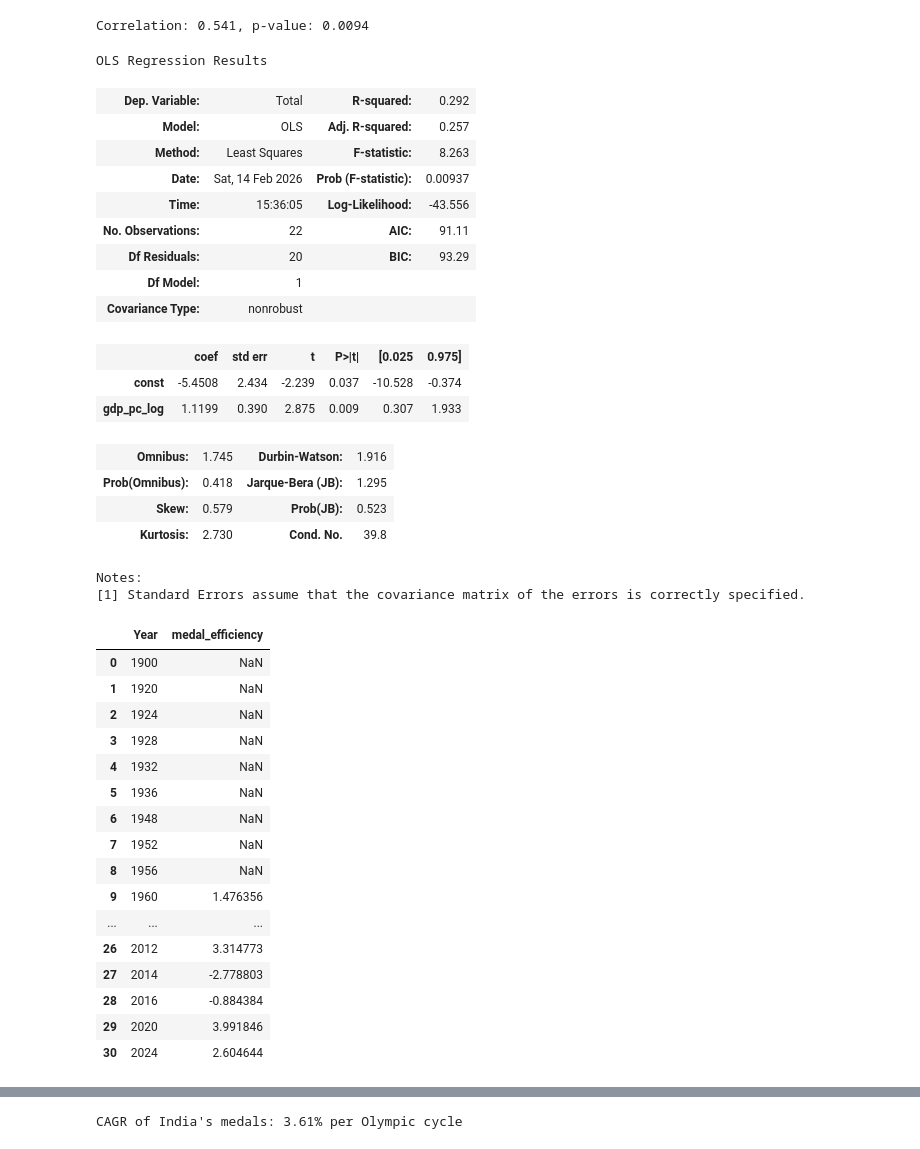
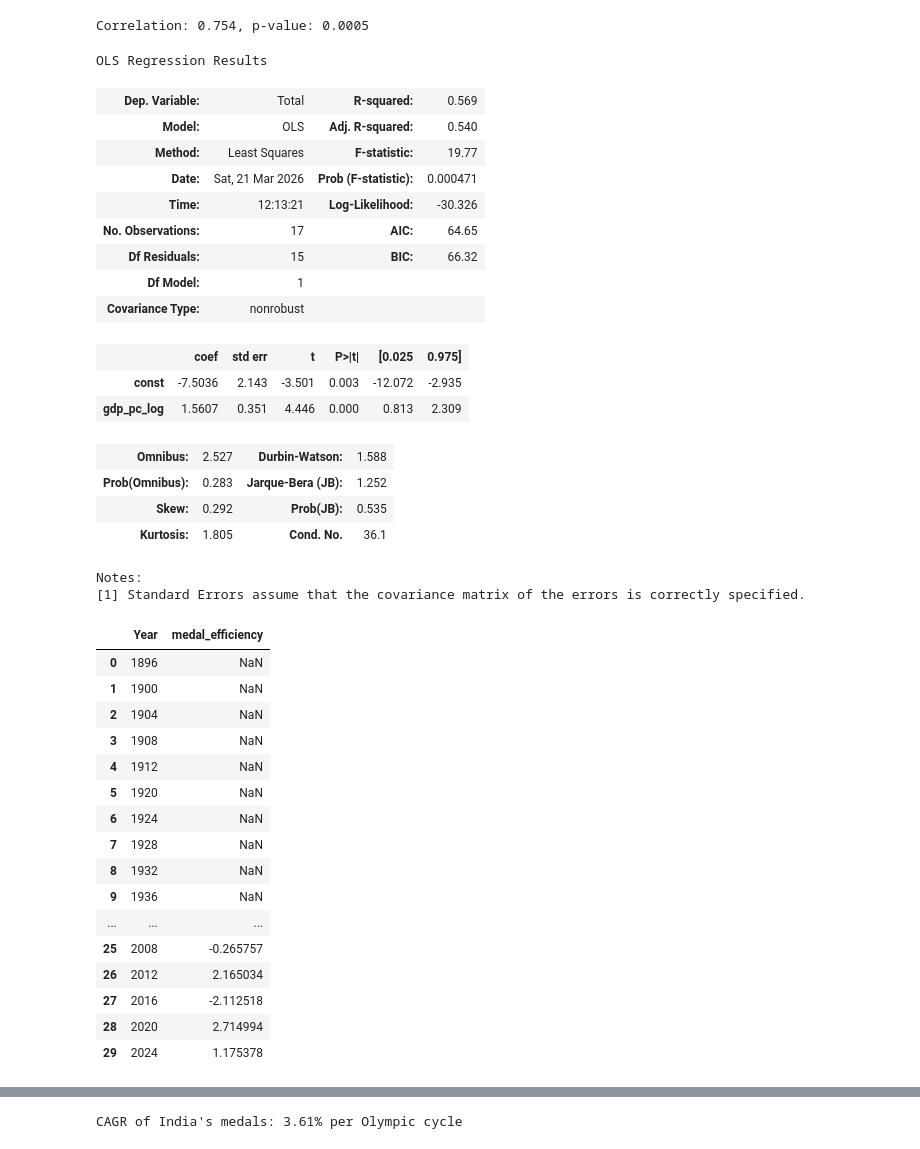
Before and after one commit to Kashyap-Ladva/OlympINDIA28, a Jupyter notebook: notebooks/India_Olympic_Deep_Analysis.ipynb, the cells around one changed output, grey strips where cells are left out. Saved outputs shown, nothing was run; the diff lists cells and outputs as text; code cells hidden in the pictures.

```diff
--- a/notebooks/India_Olympic_Deep_Analysis.ipynb
+++ b/notebooks/India_Olympic_Deep_Analysis.ipynb
@@ -11,11 +11,12 @@ import statsmodels.api as sm
 plt.style.use("seaborn-v0_8-darkgrid")
 pd.set_option("display.max_columns", 100)
 # %%
-WORLD_MASTER_PATH = "../data/processed/world_master_final.csv"
+WORLD_MASTER_PATH = "../data/processed/world_summer_master_final.csv"
 
 df = pd.read_csv(WORLD_MASTER_PATH)
 
 # sanity check
+print("Using Summer Olympics data only")
 print(df.shape)
 df.head()
 # %% [output]
@@ -195,7 +199,7 @@ corr, pval = pearsonr(valid_df["gdp_pc_log"], valid_df["Total"])
 
 print(f"Correlation: {corr:.3f}, p-value: {pval:.4f}")
 # %% [output]
-Correlation: 0.541, p-value: 0.0094
+Correlation: 0.754, p-value: 0.0005
 # %%
 import numpy as np
 import statsmodels.api as sm
@@ -207,54 +211,56 @@ reg_df = reg_df[
     np.isfinite(reg_df["Total"])
 ]
 
-X = sm.add_constant(reg_df["gdp_pc_log"])
-y = reg_df["Total"]
+X_gdp = sm.add_constant(reg_df["gdp_pc_log"])
+y_gdp = reg_df["Total"]
 
-model = sm.OLS(y, X).fit()
-model.summary()
+# Named model_gdp to avoid overwriting multivariate model later
+model_gdp = sm.OLS(y_gdp, X_gdp).fit()
+model_gdp.summary()
 # %% [output]
 OLS Regression Results
-| Dep. Variable: | Total | R-squared: | 0.292 |
-| Model: | OLS | Adj. R-squared: | 0.257 |
-| Method: | Least Squares | F-statistic: | 8.263 |
-| Date: | Sat, 14 Feb 2026 | Prob (F-statistic): | 0.00937 |
-| Time: | 15:36:05 | Log-Likelihood: | -43.556 |
-| No. Observations: | 22 | AIC: | 91.11 |
-| Df Residuals: | 20 | BIC: | 93.29 |
+| Dep. Variable: | Total | R-squared: | 0.569 |
+| Model: | OLS | Adj. R-squared: | 0.540 |
+| Method: | Least Squares | F-statistic: | 19.77 |
+| Date: | Sat, 21 Mar 2026 | Prob (F-statistic): | 0.000471 |
+| Time: | 12:13:21 | Log-Likelihood: | -30.326 |
+| No. Observations: | 17 | AIC: | 64.65 |
+| Df Residuals: | 15 | BIC: | 66.32 |
 | Df Model: | 1 |  |  |
 | Covariance Type: | nonrobust |  |  |
 |  | coef | std err | t | P>|t| | [0.025 | 0.975] |
-| const | -5.4508 | 2.434 | -2.239 | 0.037 | -10.528 | -0.374 |
-| gdp_pc_log | 1.1199 | 0.390 | 2.875 | 0.009 | 0.307 | 1.933 |
+| const | -7.5036 | 2.143 | -3.501 | 0.003 | -12.072 | -2.935 |
+| gdp_pc_log | 1.5607 | 0.351 | 4.446 | 0.000 | 0.813 | 2.309 |
-| Omnibus: | 1.745 | Durbin-Watson: | 1.916 |
-| Prob(Omnibus): | 0.418 | Jarque-Bera (JB): | 1.295 |
-| Skew: | 0.579 | Prob(JB): | 0.523 |
-| Kurtosis: | 2.730 | Cond. No. | 39.8 |
+| Omnibus: | 2.527 | Durbin-Watson: | 1.588 |
+| Prob(Omnibus): | 0.283 | Jarque-Bera (JB): | 1.252 |
+| Skew: | 0.292 | Prob(JB): | 0.535 |
+| Kurtosis: | 1.805 | Cond. No. | 36.1 |
 Notes:
 [1] Standard Errors assume that the covariance matrix of the errors is correctly specified.
 # %%
-india_df["expected_medals_gdp"] = model.predict(X)
+# Fix: use .loc with reg_df.index to prevent index misalignment
+india_df.loc[reg_df.index, "expected_medals_gdp"] = model_gdp.predict(X_gdp)
 india_df["medal_efficiency"] = india_df["Total"] - india_df["expected_medals_gdp"]
 
 india_df[["Year", "medal_efficiency"]]
 # %% [output]
 |  | Year | medal_efficiency |
-| 0 | 1900 | NaN |
-| 1 | 1920 | NaN |
-| 2 | 1924 | NaN |
-| 3 | 1928 | NaN |
-| 4 | 1932 | NaN |
-| 5 | 1936 | NaN |
-| 6 | 1948 | NaN |
-| 7 | 1952 | NaN |
-| 8 | 1956 | NaN |
-| 9 | 1960 | 1.476356 |
+| 0 | 1896 | NaN |
+| 1 | 1900 | NaN |
+| 2 | 1904 | NaN |
+| 3 | 1908 | NaN |
+| 4 | 1912 | NaN |
+| 5 | 1920 | NaN |
+| 6 | 1924 | NaN |
+| 7 | 1928 | NaN |
+| 8 | 1932 | NaN |
+| 9 | 1936 | NaN |
 | ... | ... | ... |
-| 26 | 2012 | 3.314773 |
-| 27 | 2014 | -2.778803 |
-| 28 | 2016 | -0.884384 |
-| 29 | 2020 | 3.991846 |
-| 30 | 2024 | 2.604644 |
+| 25 | 2008 | -0.265757 |
+| 26 | 2012 | 2.165034 |
+| 27 | 2016 | -2.112518 |
+| 28 | 2020 | 2.714994 |
+| 29 | 2024 | 1.175378 |
 # %%
 plt.figure(figsize=(10,5))
 plt.bar(india_df["Year"], india_df["medal_efficiency"])
```
Also changed, not shown: parts of 21 cells of this notebook, 8 other files.
